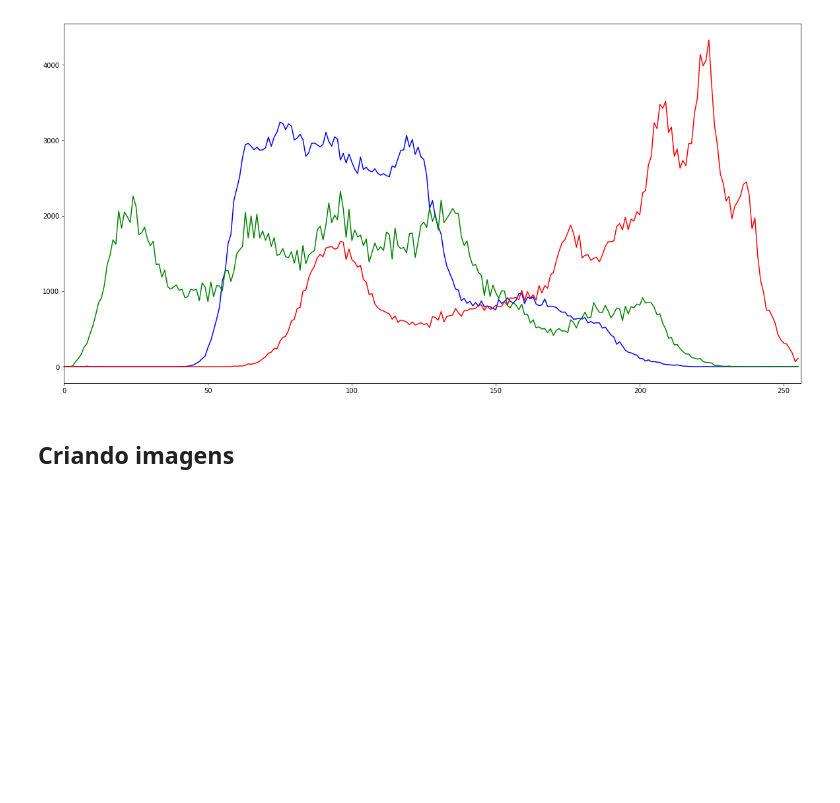
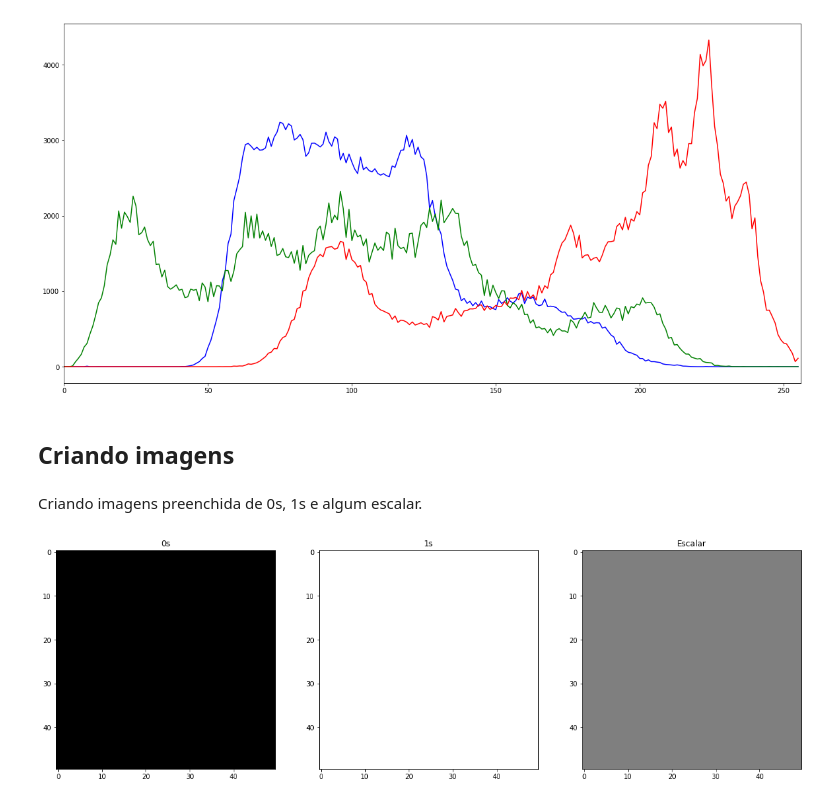
Before and after one commit to latived/pdi, a Jupyter notebook: notebooks/02_001_Intro.ipynb, the cells around one changed output. Saved outputs shown, nothing was run; the diff lists cells and outputs as text; code cells hidden in the pictures; blank space fills up the shorter version.

```diff
--- a/notebooks/02_001_Intro.ipynb
+++ b/notebooks/02_001_Intro.ipynb
@@ -82,3 +82,20 @@ plt.show()
 [figure]
 # %% [markdown]
 ## Criando imagens
+# %% [markdown]
+Criando imagens preenchida de 0s, 1s e algum escalar.
+# %%
+img_0 = np.zeros((50, 50), dtype=np.uint8)
+img_1 = 255*np.ones((50, 50), dtype=np.uint8)
+img_e = 127*np.ones((50, 50), dtype=np.uint8)
+plt.subplot(131), plt.title('0s'), plt.imshow(img_0, cmap=plt.cm.gray, vmin=0, vmax=255)
+plt.subplot(132), plt.title('1s'), plt.imshow(img_1, cmap=plt.cm.gray, vmin=0, vmax=255)
+plt.subplot(133), plt.title('Escalar'), plt.imshow(img_e, cmap=plt.cm.gray, vmin=0, vmax=255)
+plt.show()
+
+# Sem 'vmin' e 'vmax', 'plt.imshow' se autoajusta ao intervalo do dado passado.
+
+# Vale notar que, se fosse cv.imshow em vez de 'plt.imshow',
+# não haveria necessidade de parâmetros do tipo 'vmin' e 'vmax'.
+# %% [output]
+[figure, added]
```
Also changed, not shown: parts of 14 cells of this notebook.
